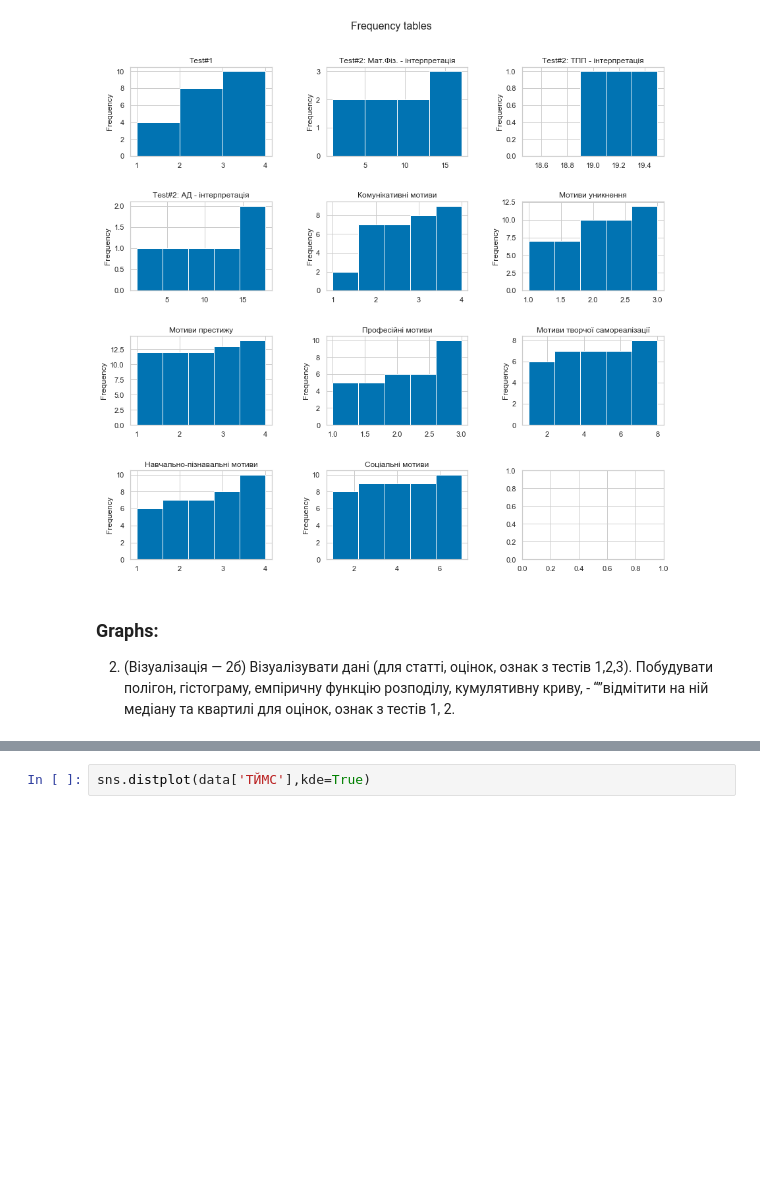
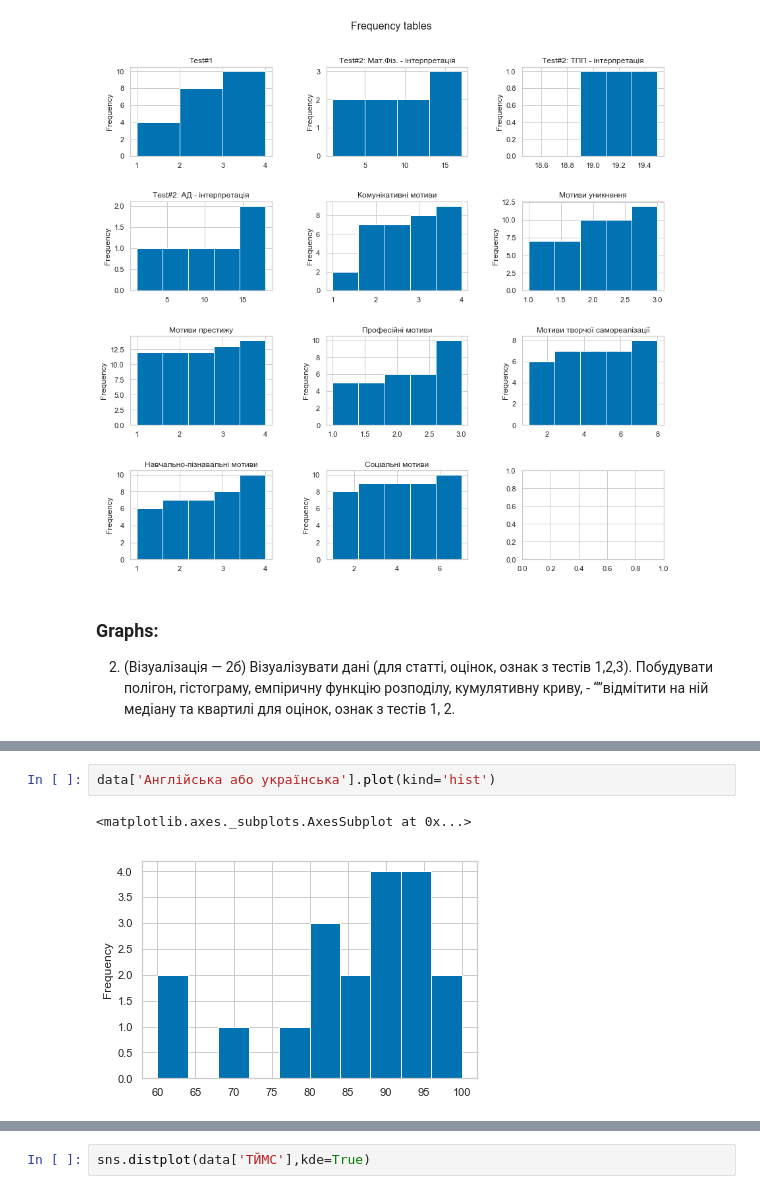
Before and after one commit to EddieKro/Data-Analysis, a Jupyter notebook: projects/poll/PM4_EDA.ipynb, the cells around one changed output, grey strips where cells are left out. Saved outputs shown, nothing was run; the diff lists cells and outputs as text; blank space fills up the shorter version.

```diff
--- a/projects/poll/PM4_EDA.ipynb
+++ b/projects/poll/PM4_EDA.ipynb
@@ -147,0 +165,5 @@ fig.subplots_adjust(top=0.9)
+# %%
+data['Англійська або українська'].plot(kind='hist')
+# %% [output]
+<matplotlib.axes._subplots.AxesSubplot at 0x...>
+[figure, added]
```
Also changed, not shown: parts of 17 cells of this notebook, 2 other files.
